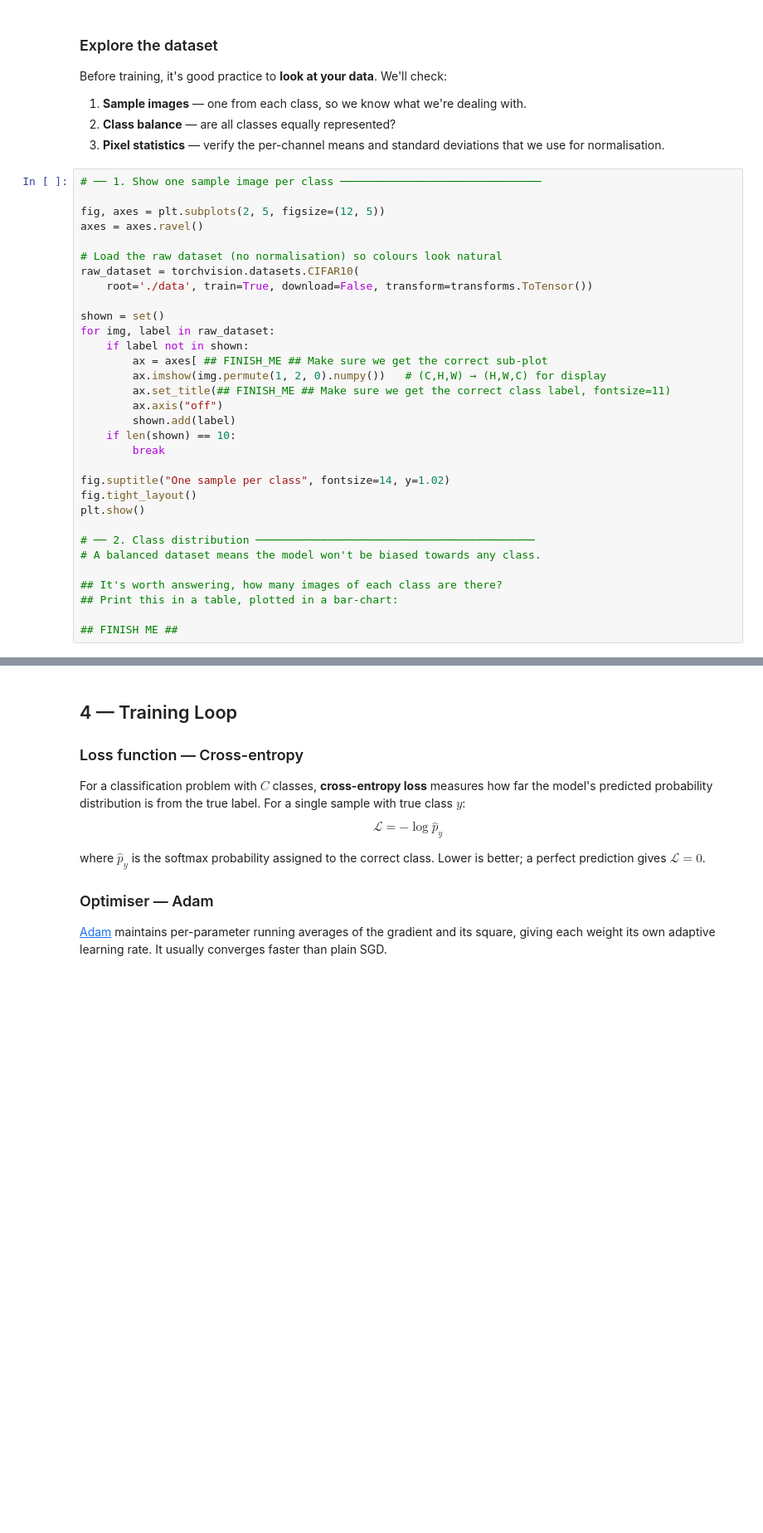
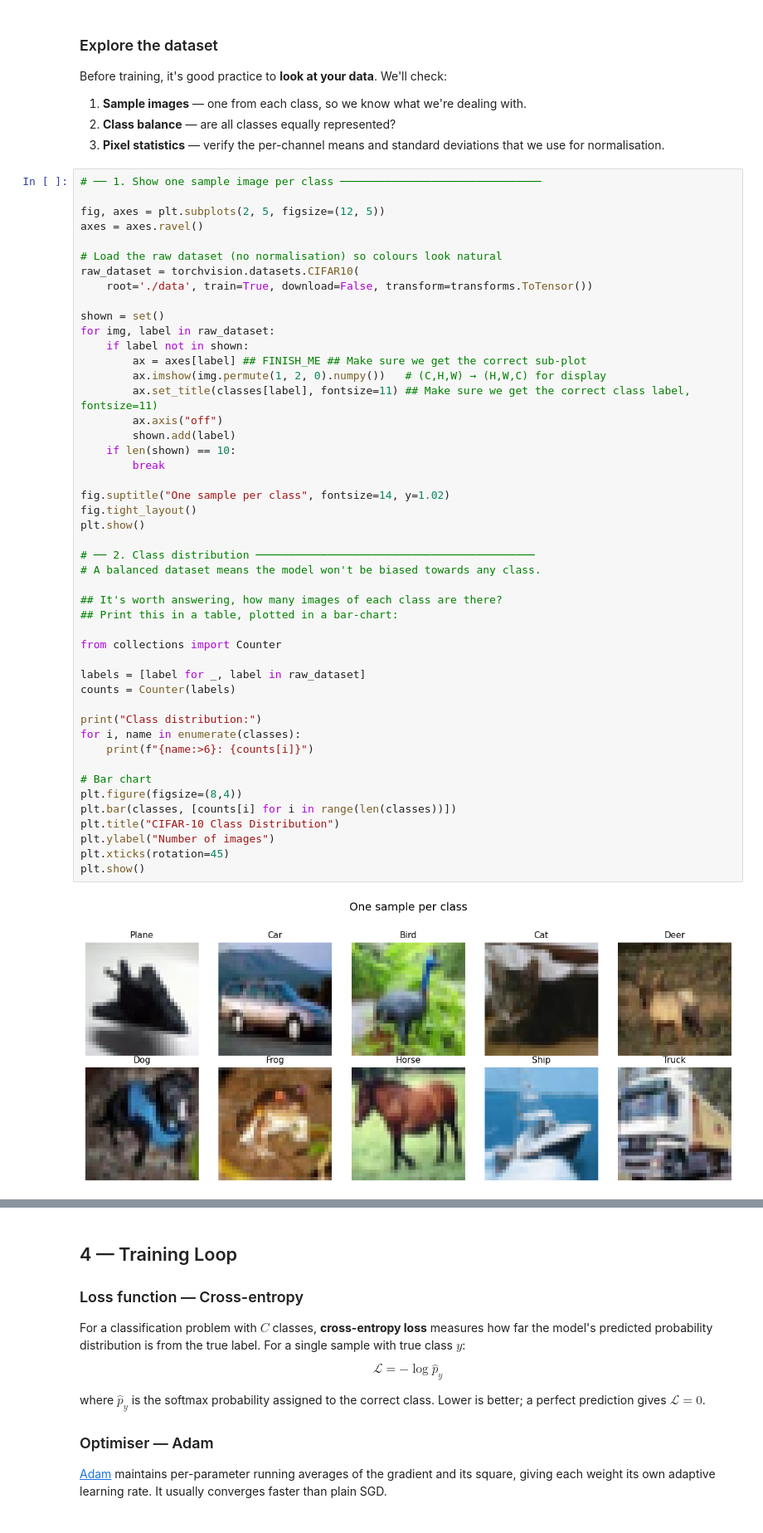
Before and after one commit to seancanobrien/AGQ-computing-2026, a Jupyter notebook: Week5/Attention_Questions.ipynb, the cells around one changed output, grey strips where cells are left out. Shown at 83% size. Drawn from its saved outputs; the diff is of its cells as text; blank space fills up the shorter version.

```diff
--- a/Week5/Attention_Questions.ipynb
+++ b/Week5/Attention_Questions.ipynb
@@ -573,32 +587,49 @@ Before training, it's good practice to **look at your data**.  We'll check:
 # %%
 # ── 1. Show one sample image per class ───────────────────────────────
 
 fig, axes = plt.subplots(2, 5, figsize=(12, 5))
 axes = axes.ravel()
 
 # Load the raw dataset (no normalisation) so colours look natural
 raw_dataset = torchvision.datasets.CIFAR10(
     root='./data', train=True, download=False, transform=transforms.ToTensor())
 
 shown = set()
 for img, label in raw_dataset:
     if label not in shown:
-        ax = axes[ ## FINISH_ME ## Make sure we get the correct sub-plot
+        ax = axes[label] ## FINISH_ME ## Make sure we get the correct sub-plot
         ax.imshow(img.permute(1, 2, 0).numpy())   # (C,H,W) → (H,W,C) for display
-        ax.set_title(## FINISH_ME ## Make sure we get the correct class label, fontsize=11)
+        ax.set_title(classes[label], fontsize=11) ## Make sure we get the correct class label, fontsize=11)
         ax.axis("off")
         shown.add(label)
     if len(shown) == 10:
         break
 
 fig.suptitle("One sample per class", fontsize=14, y=1.02)
 fig.tight_layout()
 plt.show()
 
 # ── 2. Class distribution ───────────────────────────────────────────
 # A balanced dataset means the model won't be biased towards any class.
 
 ## It's worth answering, how many images of each class are there?
 ## Print this in a table, plotted in a bar-chart:
 
-## FINISH ME ##
+from collections import Counter
+
+labels = [label for _, label in raw_dataset]
+counts = Counter(labels)
+
+print("Class distribution:")
+for i, name in enumerate(classes):
+    print(f"{name:>6}: {counts[i]}")
+
+# Bar chart
+plt.figure(figsize=(8,4))
+plt.bar(classes, [counts[i] for i in range(len(classes))])
+plt.title("CIFAR-10 Class Distribution")
+plt.ylabel("Number of images")
+plt.xticks(rotation=45)
+plt.show()
+# %% [output]
+[figure, added]
```
Also changed, not shown: parts of 16 cells of this notebook.
